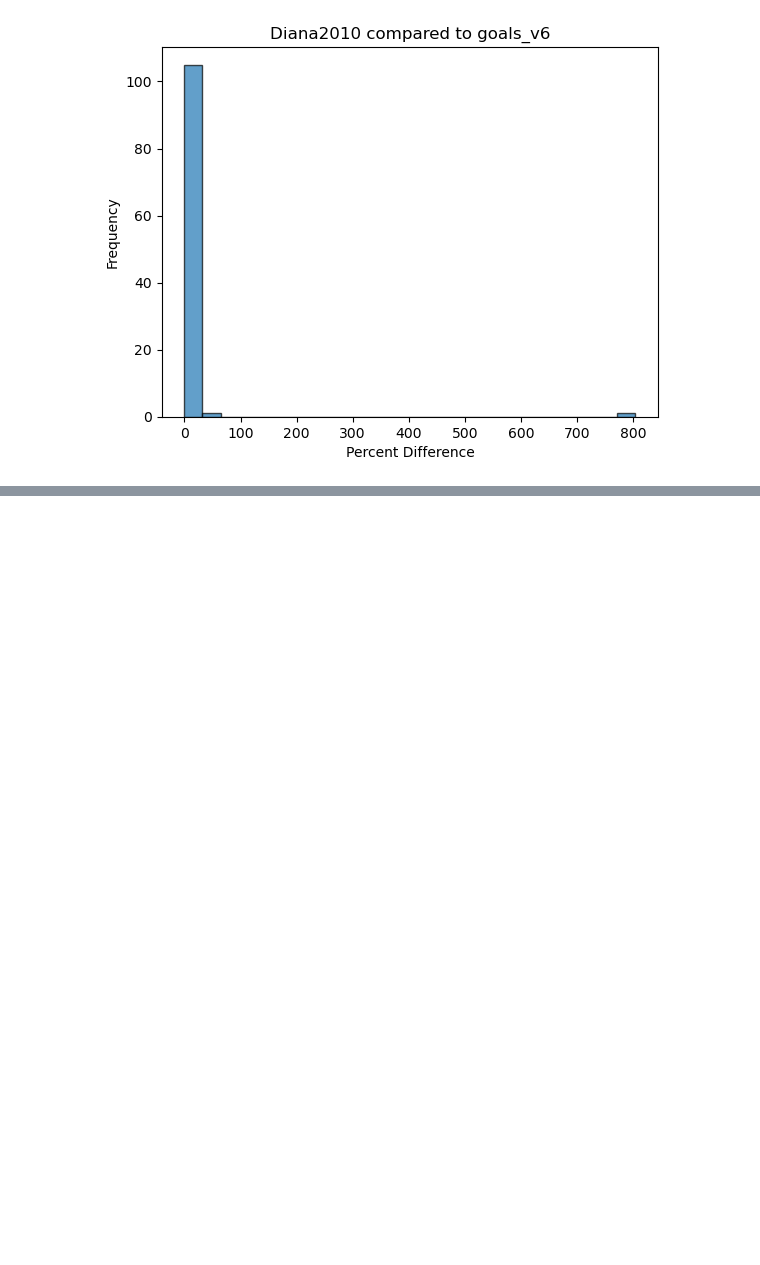
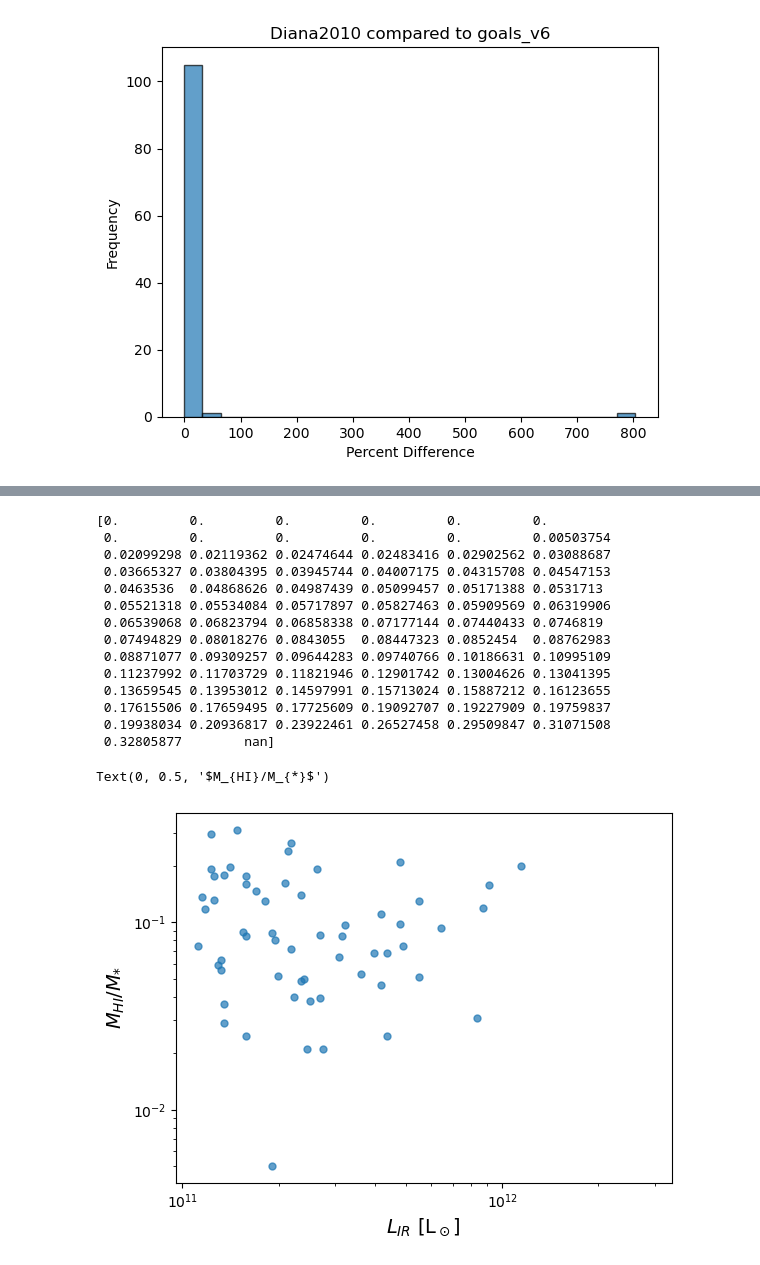
Before and after one commit to MatthewMotuz/GBO_REU, a Jupyter notebook: GOALS/UpdatedTables.ipynb, the cells around one changed output, grey strips where cells are left out. Cells and saved outputs as stored; diff of their text form; code cells hidden in the pictures; blank space fills up the shorter version.

```diff
--- a/GOALS/UpdatedTables.ipynb
+++ b/GOALS/UpdatedTables.ipynb
@@ -337,2 +229,27 @@ Text(0, 0.5, '$M_{*}$ [M$_\\odot$]')
 # %%
-plt.loglog()
+logMS = np.log10(stellarMass)
+logMH1 = np.log10(M_h1)
+
+check = np.abs(M_h1 / stellarMass)
+print(np.abs(np.sort(check)))
+
+plt.loglog( np.power(10,matchedDF['log(Lir)']), M_h1/stellarMass,marker='o', linestyle='None', markersize=5, alpha=0.7)
+plt.xlabel(r'$L_{IR}$ [L$_\odot$]', fontsize=14)
+plt.ylabel(r'$M_{HI}/M_{*}$', fontsize=14)
+# %% [output]
+[0.         0.         0.         0.         0.         0.
+ 0.         0.         0.         0.         0.         0.00503754
+ 0.02099298 0.02119362 0.02474644 0.02483416 0.02902562 0.03088687
+ 0.03665327 0.03804395 0.03945744 0.04007175 0.04315708 0.04547153
+ 0.0463536  0.04868626 0.04987439 0.05099457 0.05171388 0.0531713
+ 0.05521318 0.05534084 0.05717897 0.05827463 0.05909569 0.06319906
+ 0.06539068 0.06823794 0.06858338 0.07177144 0.07440433 0.0746819
+ 0.07494829 0.08018276 0.0843055  0.08447323 0.0852454  0.08762983
+ 0.08871077 0.09309257 0.09644283 0.09740766 0.10186631 0.10995109
+ 0.11237992 0.11703729 0.11821946 0.12901742 0.13004626 0.13041395
+ 0.13659545 0.13953012 0.14597991 0.15713024 0.15887212 0.16123655
+ 0.17615506 0.17659495 0.17725609 0.19092707 0.19227909 0.19759837
+ 0.19938034 0.20936817 0.23922461 0.26527458 0.29509847 0.31071508
+ 0.32805877        nan]
+Text(0, 0.5, '$M_{HI}/M_{*}$')
+[figure, added]
```
Also changed, not shown: parts of 5 cells of this notebook.
